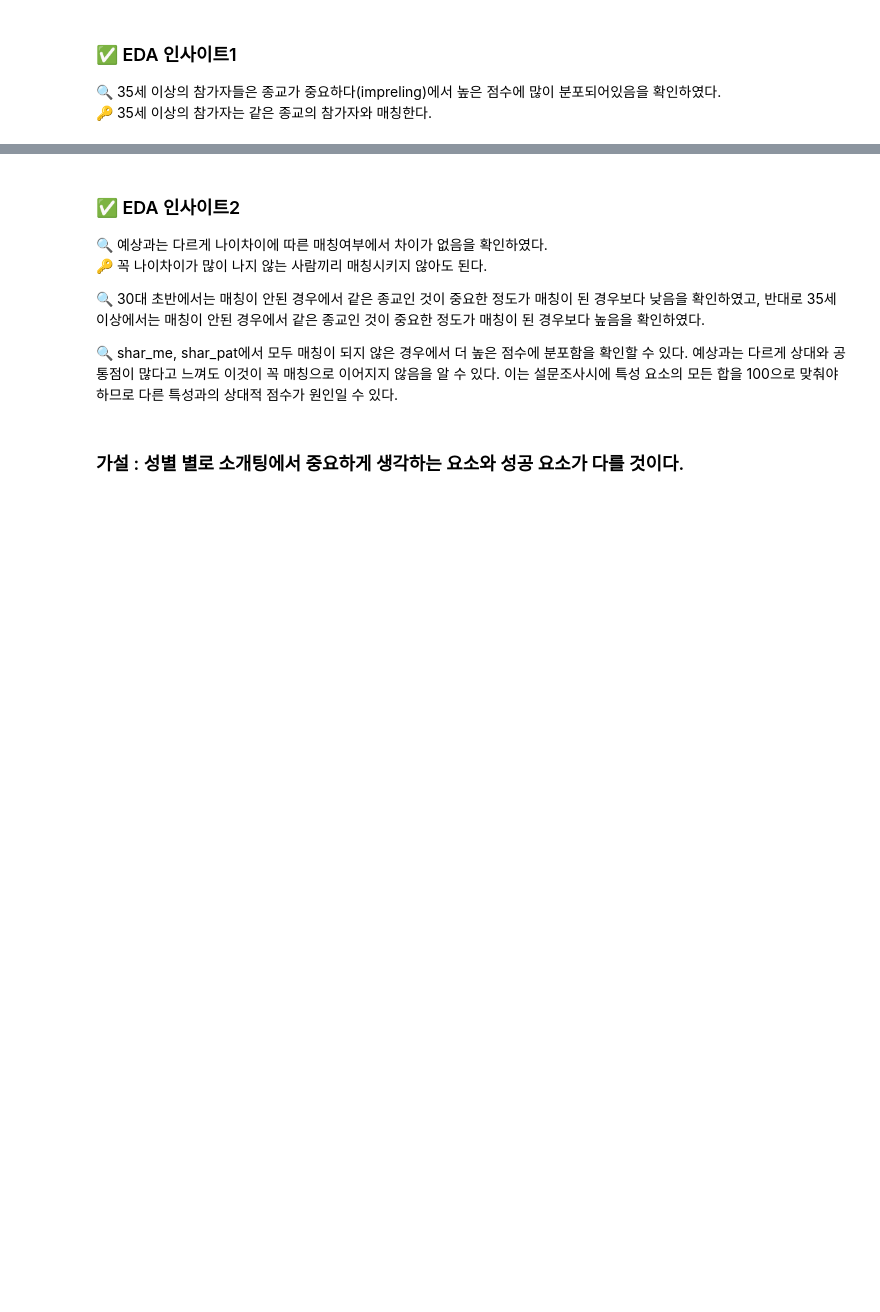
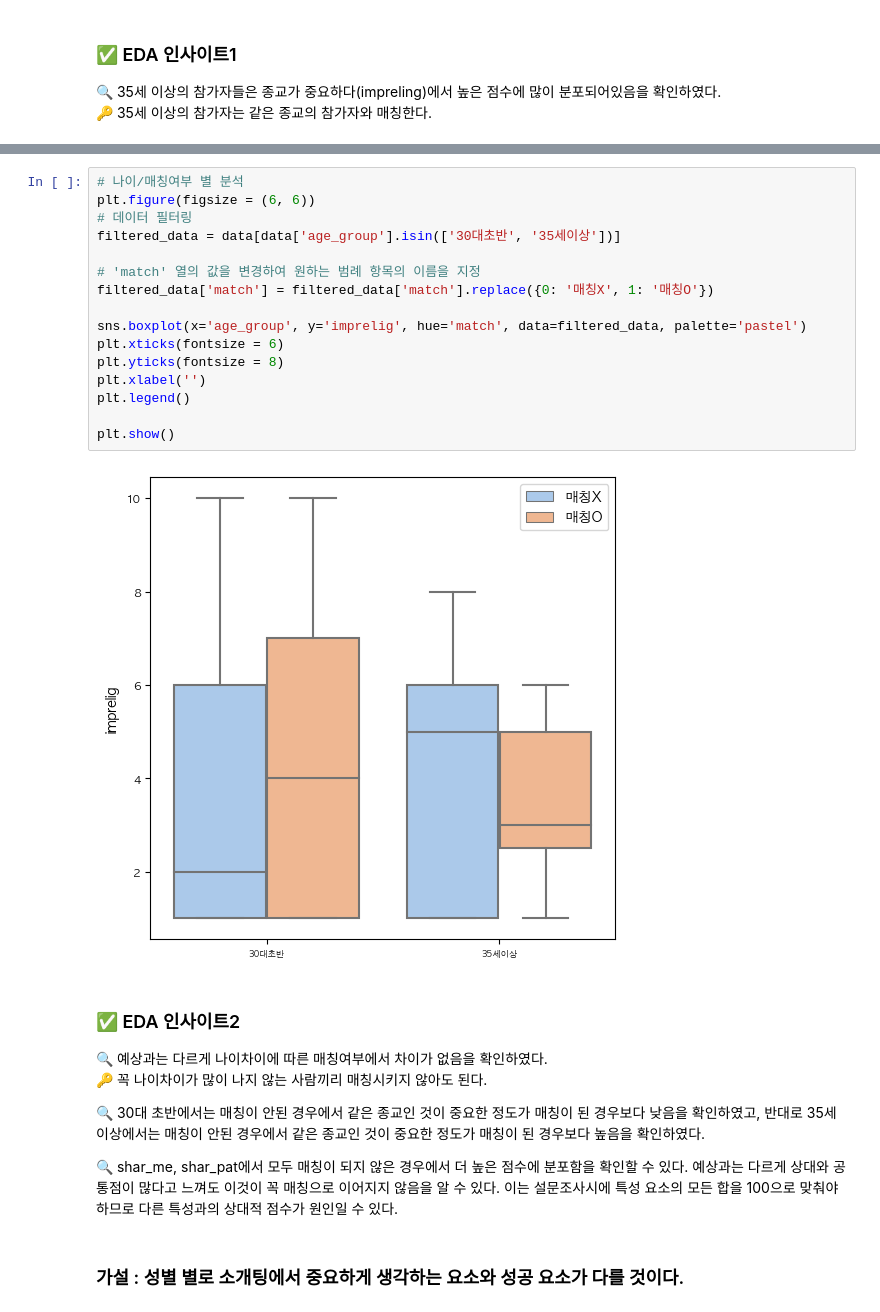
Before and after one commit to Da-Hye-JUNG/RE-Speed-Dating, a Jupyter notebook: 스피드데이팅성공요인분석_code.ipynb, the cells around one changed output, grey strips where cells are left out. Drawn from its saved outputs; the diff is of its cells as text; blank space fills up the shorter version.

```diff
--- a/스피드데이팅성공요인분석_code.ipynb
+++ b/스피드데이팅성공요인분석_code.ipynb
@@ -973,3 +989,21 @@ plt.show()
+# %%
+# 나이/매칭여부 별 분석
+plt.figure(figsize = (6, 6))
+# 데이터 필터링
+filtered_data = data[data['age_group'].isin(['30대초반', '35세이상'])]
+
+# 'match' 열의 값을 변경하여 원하는 범례 항목의 이름을 지정
+filtered_data['match'] = filtered_data['match'].replace({0: '매칭X', 1: '매칭O'})
+
+sns.boxplot(x='age_group', y='imprelig', hue='match', data=filtered_data, palette='pastel')
+plt.xticks(fontsize = 6)
+plt.yticks(fontsize = 8)
+plt.xlabel('')
+plt.legend()
+
+plt.show()
+# %% [output]
+[figure, added]
 # %% [markdown]
 ### ✅ EDA 인사이트2
 
```
Also changed, not shown: parts of 10 cells of this notebook.
